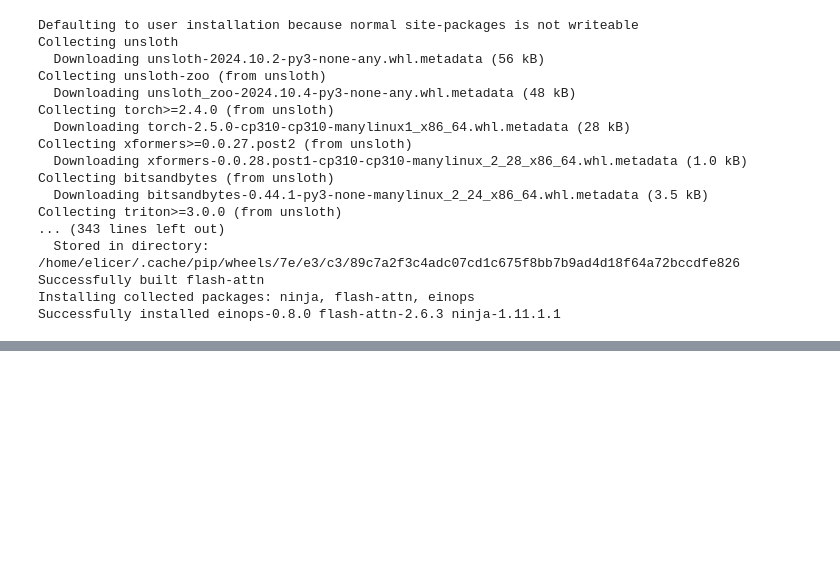
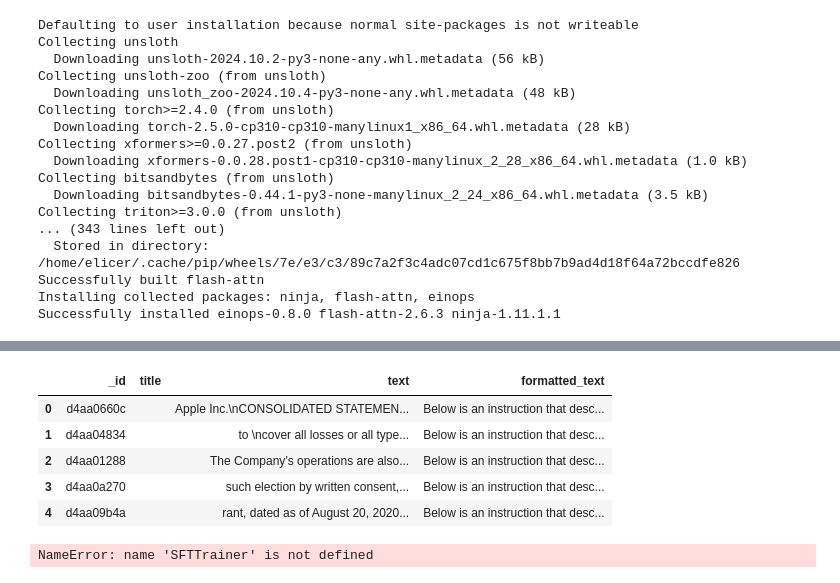
Before and after one commit to LDC-ai/KRX_LLM, a Jupyter notebook: model_tutorial.ipynb, the cells around one changed output, grey strips where cells are left out. Saved outputs shown, nothing was run; the diff lists cells and outputs as text; code cells hidden in the pictures; blank space fills up the shorter version.

Commit message:
[Fix]model_tut

```diff
--- a/model_tutorial.ipynb
+++ b/model_tutorial.ipynb
@@ -169,3 +187,57 @@ This statement is incorrect because if you invest 1,000,000원 at a 5% annual co
+# %%
+# 데이터셋을 DataFrame으로 변환하여 상위 5개의 샘플을 출력
+import pandas as pd
+
+df = pd.DataFrame(dataset[:5])  # 처음 5개의 행을 선택하여 DataFrame으로 변환
+df
+# %% [output]
+|  | _id | title | text | formatted_text |
+| 0 | d4aa0660c |  | Apple Inc.\nCONSOLIDATED STATEMEN... | Below is an instruction that desc... |
+| 1 | d4aa04834 |  | to \ncover all losses or all type... | Below is an instruction that desc... |
+| 2 | d4aa01288 |  | The Company’s operations are also... | Below is an instruction that desc... |
+| 3 | d4aa0a270 |  | such election by written consent,... | Below is an instruction that desc... |
+| 4 | d4aa09b4a |  | rant, dated as of August 20, 2020... | Below is an instruction that desc... |
+# %%
+trainer = SFTTrainer(
+    model = model,
+    tokenizer = tokenizer,
+    train_dataset = dataset,
+    dataset_text_field = "formatted_text",
+    max_seq_length = max_seq_length,
+    dataset_num_proc = 2,
+    packing = False, # True로 설정하면 짧은 텍스트 데이터에 대해서는 더 빠른 학습 속도로를 보여줍니다.
+    args = TrainingArguments( # TrainingArguments는 자신의 학습 환경과 기호에 따라 적절하게 설정하면 됩니다.
+        per_device_train_batch_size = 2,
+        gradient_accumulation_steps = 4,
+        warmup_steps = 5,
+        # num_train_epochs = 1,
+        max_steps = 60,
+        learning_rate = 2e-4,
+        fp16 = not is_bfloat16_supported(),
+        bf16 = is_bfloat16_supported(),
+        logging_steps = 1,
+        optim = "adamw_8bit",
+        weight_decay = 0.01,
+        lr_scheduler_type = "linear",
+        seed = 42,
+        output_dir = "outputs",
+    ),
+)
+FastLanguageModel.for_inference(model)
+inputs = tokenizer(
+[
+    prompt_format.format(
+        "다음 중 화폐의 시간가치에 관한 설명으로 옳지 않은 것은 무엇인가? A. 월 복리의 경우, 매월 적용되는 이자율은 연간 명목 이자율을 1/12로 나누어 산출한다. B. 투자 원금 및 기타 조건이 동일할 경우, 단리 방식보다 복리 방식에서 발생하는 이자가 더 크다. C. 일시불로 지급될 금액의 현재 가치는 미래 가치를 일정 기간 동안 할인율을 적용해 산출할 수 있다. D. 1,000,000원을 연 5% 복리로 2년 동안 예치했을 경우, 만기에 받을 세전 이자는 100,000원이다..", # instruction
+        "", # output 생성을 위해 빈 칸으로 설정
+    )
+], return_tensors = "pt").to("cuda")
+
+outputs = model.generate(**inputs, max_new_tokens = 256, use_cache = True)
+print(tokenizer.batch_decode(outputs))
+for item in tokenizer.batch_decode(outputs):
+    print(item)
+# %% [output]
+NameError: name 'SFTTrainer' is not defined
 # %%
 # LoRA Adapter 저장
 model.save_pretrained("lora_model")
```
Also changed, not shown: parts of 2 cells of this notebook.
